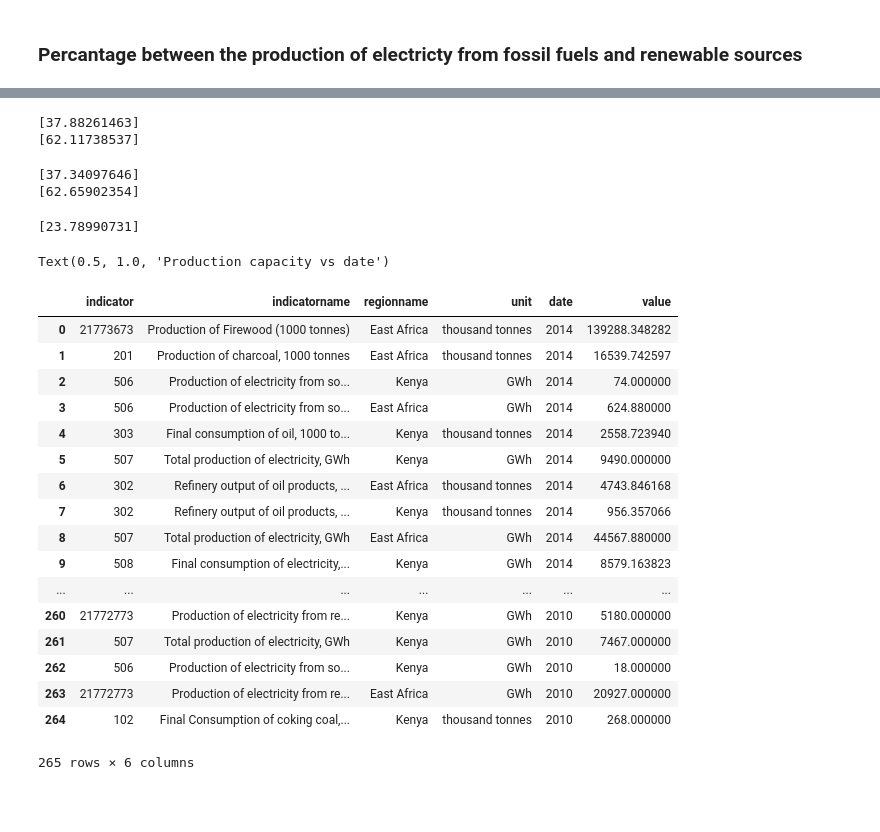
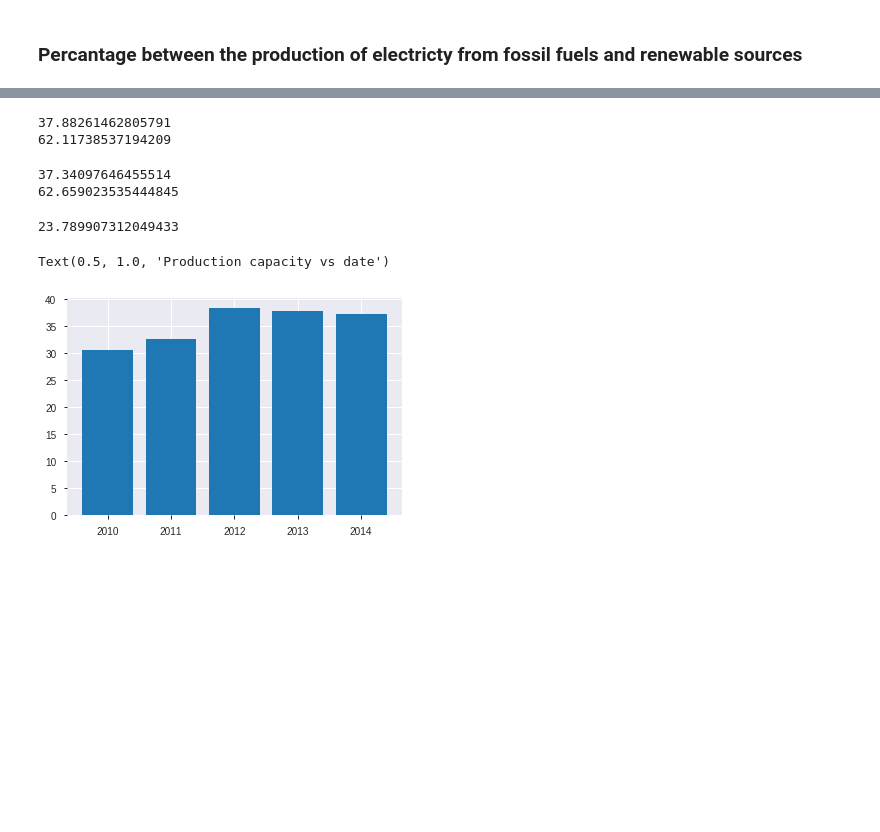
Before and after one commit to KuriaDan/week-5-group-project, a Jupyter notebook: Week 5 Group project.ipynb, the cells around one changed output, grey strips where cells are left out. Cells and saved outputs as stored; diff of their text form; code cells hidden in the pictures; blank space fills up the shorter version.

```diff
--- a/Week 5 Group project.ipynb
+++ b/Week 5 Group project.ipynb
@@ -391,50 +401,54 @@ print((ren12.value.values / total) * 100)
 # %%
-# Find the percantage between production of electricity from fossil fuels and production of electricity from renewable sources in year 2013?
+# Find the percentage between production of electricity from fossil fuels and production of electricity from renewable sources in year 2013?
 fos13 = df2[(df2['regionname'] == 'Kenya') & (df2['date'] == 2013) & (df2['indicatorname'] == 'Production of electricity from fossil fuels, GWh')]
-fos13.value.values
+fos13.value.item()
 
 
 ren13 = df2[(df2['regionname'] == 'Kenya') & (df2['date'] == 2013) & (df2['indicatorname'] == 'Production of electricity from renewable sources (GWh)')]
-ren13.value.values
+ren13.value.item()
 
-fos13.value.values / ren13.value.values
-total13 = fos13.value.values + ren13.value.values
+fos13.value.item() / ren13.value.item()
+total13 = fos13.value.item() + ren13.value.item()
 #percentage of fossil fuels
-print((fos13.value.values / total13) * 100)
+print((fos13.value.item() / total13) * 100)
+fos_13 = ((fos13.value.item() / total13) * 100)
 #percentage of green energy
-print((ren13.value.values / total13) * 100)
+print((ren13.value.item() / total13) * 100)
+green_13 = ((ren13.value.item() / total13) * 100)
 # %% [output]
-[37.88261463]
-[62.11738537]
+37.88261462805791
+62.11738537194209
 # %%
-# Find the percantage between production of electricity from fossil fuels and production of electricity from renewable sources in year 2013?
+# Find the percentage between production of electricity from fossil fuels and production of electricity from renewable sources in year 2014?
 fos14 = df2[(df2['regionname'] == 'Kenya') & (df2['date'] == 2014) & (df2['indicatorname'] == 'Production of electricity from fossil fuels, GWh')]
-fos14.value.values
+fos14.value.item()
 
 
 ren14 = df2[(df2['regionname'] == 'Kenya') & (df2['date'] == 2014) & (df2['indicatorname'] == 'Production of electricity from renewable sources (GWh)')]
-ren14.value.values
+ren14.value.item()
 
-fos14.value.values / ren14.value.values
-total14 = fos14.value.values + ren14.value.values
+fos14.value.item() / ren14.value.item()
+total14 = fos14.value.item() + ren14.value.item()
 #percentage of fossil fuels
-print((fos14.value.values / total14) * 100)
+print((fos14.value.item() / total14) * 100)
+fos_14 = ((fos14.value.item() / total14) * 100)
 #percentage of green energy
-print((ren14.value.values / total14) * 100)
+print((ren14.value.item() / total14) * 100)
+green_14 = ((ren14.value.item() / total14) * 100)
 # %% [output]
-[37.34097646]
-[62.65902354]
+37.34097646455514
+62.659023535444845
 # %%
-#what percentage of electricity produced from biofuels and waste in East Africa was from Kenya in year 2014?
+#what percentage of electricity produced from biofuels and waste in East Africa was from Kenya in year 2015?
 
 bio = df2[(df2['regionname'] == 'Kenya') & (df2['date'] == 2014) & (df2['indicatorname'] == 'Production of electricity from biofuels and waste, GWh')]
-x=bio.value.values
+x=bio.value.item()
 
 ea = df2[(df2['regionname'] == 'East Africa') & (df2['date'] == 2014) & (df2['indicatorname'] == 'Production of electricity from biofuels and waste, GWh')]
-y=ea.value.values
+y=ea.value.item()
 print((x/y)*100)
 # %% [output]
-[23.78990731]
+23.789907312049433
 # %%
 import seaborn as sns
 
@@ -454,24 +468,3 @@ bptken = sns.stripplot(y='value', x='date', data=dat, jitter=True, marker='*', a
 bptken.axes.set_title('Production capacity vs date')
 # %% [output]
 Text(0.5, 1.0, 'Production capacity vs date')
-# %%
-df3
-# %% [output]
-|  | indicator | indicatorname | regionname | unit | date | value |
-| 0 | 21773673 | Production of Firewood (1000 tonnes) | East Africa | thousand tonnes | 2014 | 139288.348282 |
-| 1 | 201 | Production of charcoal, 1000 tonnes | East Africa | thousand tonnes | 2014 | 16539.742597 |
-| 2 | 506 | Production of electricity from so... | Kenya | GWh | 2014 | 74.000000 |
-| 3 | 506 | Production of electricity from so... | East Africa | GWh | 2014 | 624.880000 |
-| 4 | 303 | Final consumption of oil, 1000 to... | Kenya | thousand tonnes | 2014 | 2558.723940 |
-| 5 | 507 | Total production of electricity, GWh | Kenya | GWh | 2014 | 9490.000000 |
-| 6 | 302 | Refinery output of oil products, ... | East Africa | thousand tonnes | 2014 | 4743.846168 |
-| 7 | 302 | Refinery output of oil products, ... | Kenya | thousand tonnes | 2014 | 956.357066 |
-| 8 | 507 | Total production of electricity, GWh | East Africa | GWh | 2014 | 44567.880000 |
-| 9 | 508 | Final consumption of electricity,... | Kenya | GWh | 2014 | 8579.163823 |
-| ... | ... | ... | ... | ... | ... | ... |
-| 260 | 21772773 | Production of electricity from re... | Kenya | GWh | 2010 | 5180.000000 |
-| 261 | 507 | Total production of electricity, GWh | Kenya | GWh | 2010 | 7467.000000 |
-| 262 | 506 | Production of electricity from so... | Kenya | GWh | 2010 | 18.000000 |
-| 263 | 21772773 | Production of electricity from re... | East Africa | GWh | 2010 | 20927.000000 |
-| 264 | 102 | Final Consumption of coking coal,... | Kenya | thousand tonnes | 2010 | 268.000000 |
-265 rows × 6 columns
@@ -478,2 +474,13 @@ df3
+# %%
+fossil_fuel = [fos_10, fos_11, fos_12, fos_13, fos_14]
+green_fuel = [green_10, green_11, green_12, green_13, green_14]
+index = [2010, 2011, 2012, 2013, 2014]
+df4 = pd.DataFrame({'electricity from fossil fuel percentage': fossil_fuel
+                    ,'electricity from renewable sources percentage': green_fuel
+                   }, index=index)
+plt.bar(df4.index, df4['electricity from fossil fuel percentage'])
+plt.show()
+# %% [output]
+[figure, added]
 # %% [markdown]
 ###
```
Also changed, not shown: parts of 9 cells of this notebook.
